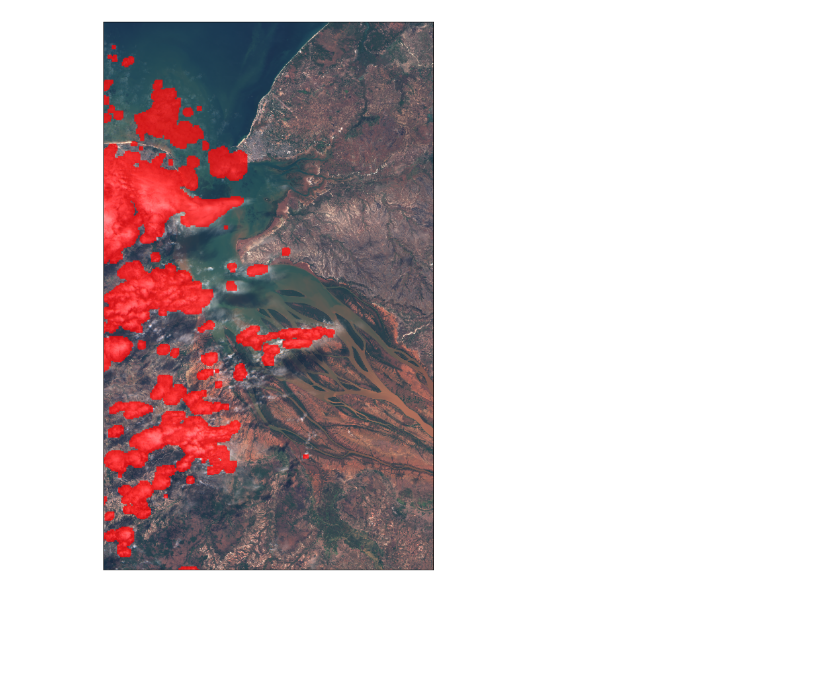
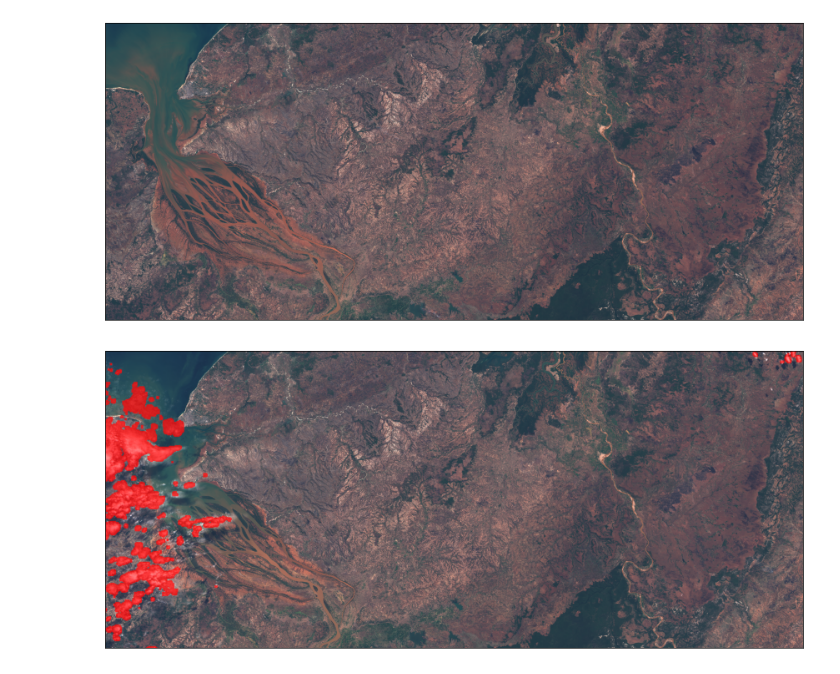
Before and after one commit to datasciencewithdaniel/aotidae, a Jupyter notebook: testing.ipynb, the cells around one changed output. Cells and saved outputs as stored; diff of their text form; code cells hidden in the pictures; blank space fills up the shorter version.

```diff
--- a/testing.ipynb
+++ b/testing.ipynb
@@ -31,6 +28,0 @@ betsiboka_coords_wgs84 = [46.16, -16.15, 46.51, -15.58]
-# %%
-resolution = 60
-betsiboka_bbox = BBox(bbox=betsiboka_coords_wgs84, crs=CRS.WGS84)
-betsiboka_size = bbox_to_dimensions(betsiboka_bbox, resolution=resolution)
-
-print(f'Image shape at {resolution} m resolution: {betsiboka_size} pixels')
@@ -39,35 +28,0 @@ Image shape at 60 m resolution: (631, 1047) pixels
-# %%
-evalscript_true_color = """
-    //VERSION=3
-
-    function setup() {
-        return {
-            input: [{
-                bands: ["B02", "B03", "B04"]
-            }],
-            output: {
-                bands: 3
-            }
-        };
-    }
-
-    function evaluatePixel(sample) {
-        return [sample.B04, sample.B03, sample.B02];
-    }
-"""
-
-request_true_color = SentinelHubRequest(
-    evalscript=evalscript_true_color,
-    input_data=[
-        SentinelHubRequest.input_data(
-            data_collection=DataCollection.SENTINEL2_L1C,
-            time_interval=('2020-06-12', '2020-06-13'),
-        )
-    ],
-    responses=[
-        SentinelHubRequest.output_response('default', MimeType.PNG)
-    ],
-    bbox=betsiboka_bbox,
-    size=betsiboka_size,
-    config=config
-)
@@ -128,4 +79,12 @@ data_with_cloud_mask = request_true_color.get_data()
-# %%
-plot_image(data_with_cloud_mask[0], factor=1/255)
-# %% [output]
-[figure, removed]
+# %%
+coords = [46.16, -16.15, 47.51, -15.58]
+time_interval = ('2020-06-12', '2020-06-22')
+red, image = space_usability(coords, time_interval, red_clouds=False, display=True)
+# %% [output]
+[figure, added]
+# %%
+coords = [46.16, -16.15, 47.51, -15.58]
+time_interval = ('2020-06-12', '2020-06-13')
+red, image = space_usability(coords, time_interval, red_clouds=True, display=True)
+# %% [output]
+[figure, added]
```
Also changed, not shown: parts of 7 cells of this notebook, 2 other files.
